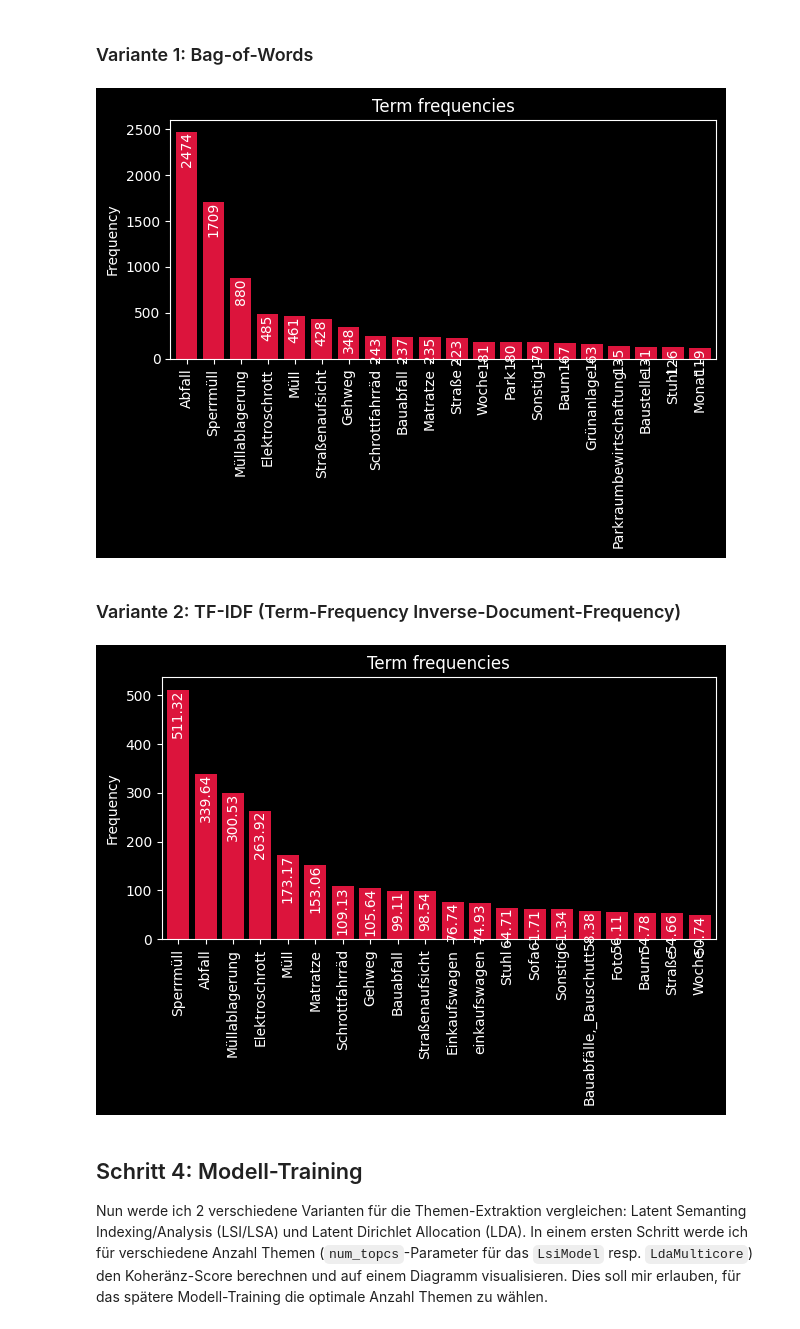
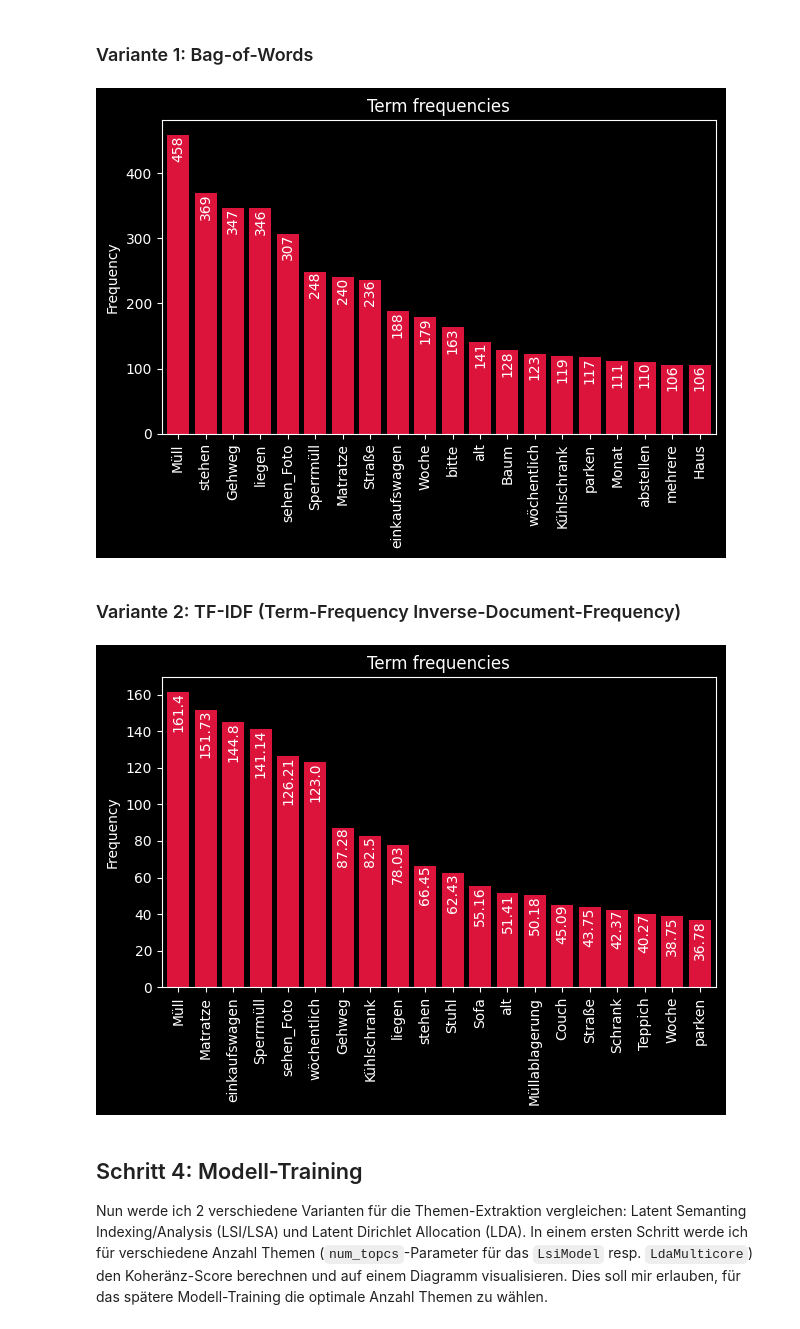
Before and after one commit to schaermu/DLBDSEDE02-Notebook, a Jupyter notebook: src/aufgabe1.ipynb, the cells around one changed output. Cells and saved outputs as stored; diff of their text form; code cells hidden in the pictures.

```diff
--- a/src/aufgabe1.ipynb
+++ b/src/aufgabe1.ipynb
@@ -133,19 +136,11 @@ def get_cleaned_data(df: pd.DataFrame, nlp: spacy.language.Language, use_bigrams
     else:
         texts = df.sachverhalt.astype(str).to_list()
 
-    token_ = [text.split(" ") for text in texts]
-
-    # create bigrams
-    if use_bigrams:
-        bigram = gensim.models.Phrases(token_, min_count=5, threshold=100)
-        bigram_mod = gensim.models.phrases.Phraser(bigram)
-        text_bigrams = [bigram_mod[sentence] for sentence in token_]
-    else:
-        text_bigrams = token_
+    token_ = [text.split(" ") for text in texts if text]
 
     # construct training tuple
     df_tuple = zip(
-        [" ".join(text) for text in text_bigrams],
+        [" ".join(text) for text in token_],
         # set msg_id as context for later reference
         df.msg_id.apply(lambda x: {"msg_id": x}),
     )
@@ -160,8 +155,8 @@ def get_cleaned_data(df: pd.DataFrame, nlp: spacy.language.Language, use_bigrams
 def run_text_pipeline(df: pd.DataFrame, nlp: spacy.language.Language, use_bigrams=True, prepend_betreff=False):
     tidy_df = get_cleaned_data(df, nlp, use_bigrams=use_bigrams, prepend_betreff=prepend_betreff)
 
-    return pd.DataFrame(
-        tidy_df.loc[
+    # build aggregate
+    aggregate = pd.DataFrame(tidy_df.loc[
             # remove short tokens
             tidy_df.lemma.apply(lambda x: len(x) > 2)
             # remove stopwords/punctuations/digits
@@ -169,13 +164,23 @@ def run_text_pipeline(df: pd.DataFrame, nlp: spacy.language.Language, use_bigram
             & ~tidy_df.is_punct
             & ~tidy_df.is_digit
             # filter numerics
-            # & tidy_df.pos.apply(lambda x: x != "NUM")
-            & tidy_df.pos.apply(lambda x: x == "NOUN")
+            & tidy_df.pos.apply(lambda x: x != "NUM")
+            #& tidy_df.pos.apply(lambda x: x == "NOUN")
         ]
         .groupby(["msg_id"])
         .agg(lambda x: x.values.tolist())
-        .lemma
     )
+
+    # create bigrams
+    if use_bigrams:
+        sentences = aggregate.lemma
+        bigram = gensim.models.Phrases(sentences, min_count=5, threshold=10)
+        bigram_mod = gensim.models.phrases.Phraser(bigram)
+        aggregate["tokens"] = [bigram_mod[sentence] for sentence in sentences]
+    else:
+        aggregate["tokens"] = aggregate.lemma
+
+    return aggregate
 
 
 # split into training and test set
@@ -194,16 +199,17 @@ nlp = spacy.load(
 )
 
 # custom stop words
-for sw in ["None", "wöchentliche_Regelmeldung", "Wöchentliche_Regelmeldung", "14-tägige_Regelmeldung"]:
+for sw in ["None", "wöchentlich", "Regelmeldung", "14-tägig"]:
     nlp.Defaults.stop_words.add(sw)
     nlp.vocab[sw].is_stop = True
 
 # cleanup sets
-training_set = run_text_pipeline(train_data, nlp, prepend_betreff=True)
-test_set = run_text_pipeline(test_data, nlp, prepend_betreff=True)
+training_set = run_text_pipeline(train_data, nlp, prepend_betreff=False)
+test_set = run_text_pipeline(test_data, nlp, prepend_betreff=False)
 
-training_set["count"] = training_set['lemma'].apply(len)
-test_set["count"] = test_set['lemma'].apply(len)
+training_set["count"] = training_set['tokens'].apply(len)
+test_set["count"] = test_set['tokens'].apply(len)
 training_set.hist(column="count", bins=50, range=(1, 50))
+#test_set.hist(column="count", bins=50, range=(1, 50))
 # %% [output]
 array([[<Axes: title={'center': 'count'}>]], dtype=object)
@@ -227,30 +233,30 @@ In diesem Abschnitt vergleiche ich die zwei Textvektorisierungs-Methoden Bag-of-
 # %%
 from helpers import get_word_freq, plot_word_freq
 from gensim import corpora
 
 # create bag-of-words corpus
 bow_dict = corpora.Dictionary()
-bow_corpus = [bow_dict.doc2bow(doc, allow_update=True) for doc in training_set.lemma]
+bow_corpus = [bow_dict.doc2bow(doc, allow_update=True) for doc in training_set.tokens]
 
 word_freq_bow = get_word_freq(bow_corpus, bow_dict)
 plot_word_freq(word_freq_bow, 20)
 # %% [output]
-[figure, old version]
+[figure, new version]
 # %% [markdown]
 ### Variante 2: TF-IDF (Term-Frequency Inverse-Document-Frequency)
 # %%
 from gensim.models import TfidfModel
 
 # create tf-idf model
-tfidf_dict = corpora.Dictionary(training_set.lemma)
+tfidf_dict = corpora.Dictionary(training_set.tokens)
 tfidf = TfidfModel(dictionary=tfidf_dict, smartirs='ntc')
-tfidf_corpus = [tfidf[tfidf_dict.doc2bow(doc)] for doc in training_set.lemma]
+tfidf_corpus = [tfidf[tfidf_dict.doc2bow(doc)] for doc in training_set.tokens]
 
 # get overall tf-idf scores
 word_freq_tfidf = get_word_freq(tfidf_corpus, tfidf_dict)
 plot_word_freq(word_freq_tfidf, 20)
 # %% [output]
-[figure, old version]
+[figure, new version]
 # %% [markdown]
 ## Schritt 4: Modell-Training
 Nun werde ich 2 verschiedene Varianten für die Themen-Extraktion vergleichen: Latent Semanting Indexing/Analysis (LSI/LSA) und Latent Dirichlet Allocation (LDA). In einem ersten Schritt werde ich für verschiedene Anzahl Themen (`num_topcs`-Parameter für das `LsiModel` resp. `LdaMulticore`) den Koheränz-Score berechnen und auf einem Diagramm visualisieren. Dies soll mir erlauben, für das spätere Modell-Training die optimale Anzahl Themen zu wählen.
```
Also changed, not shown: parts of 12 cells of this notebook, 1 other file.
